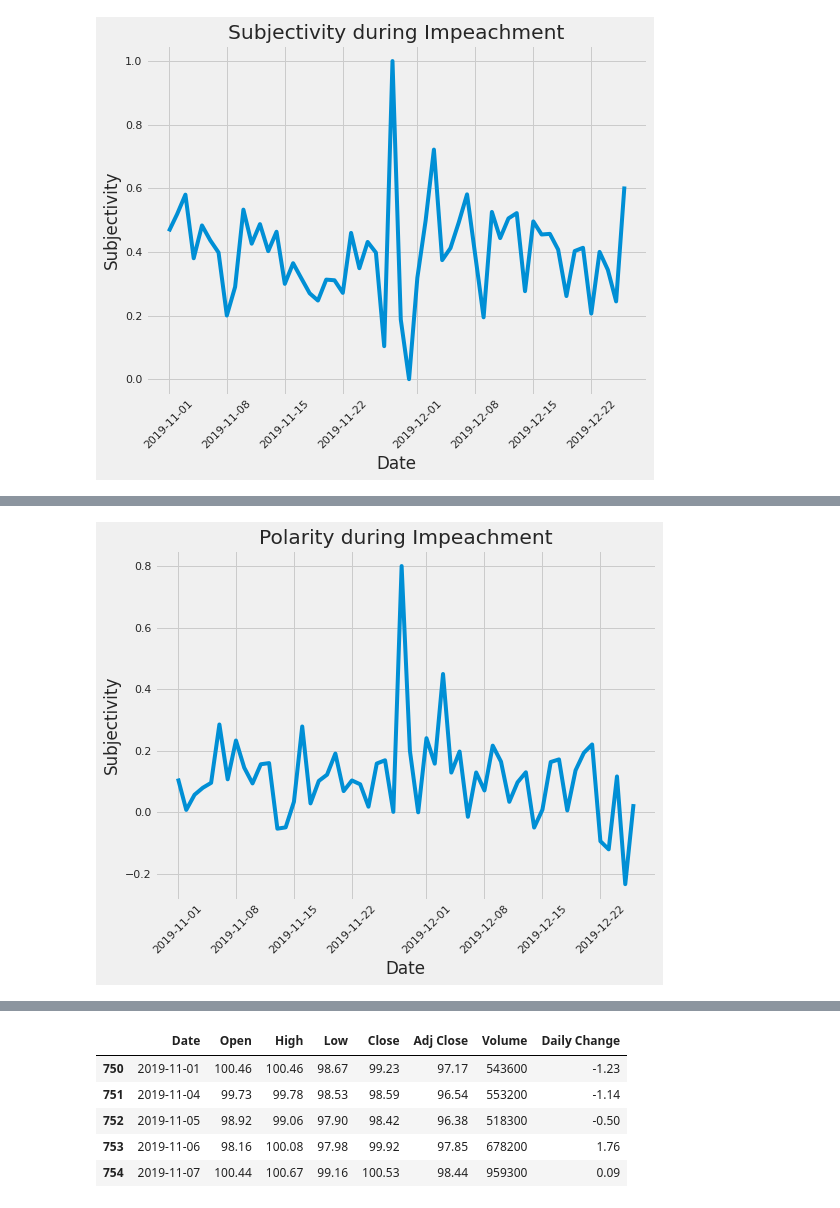
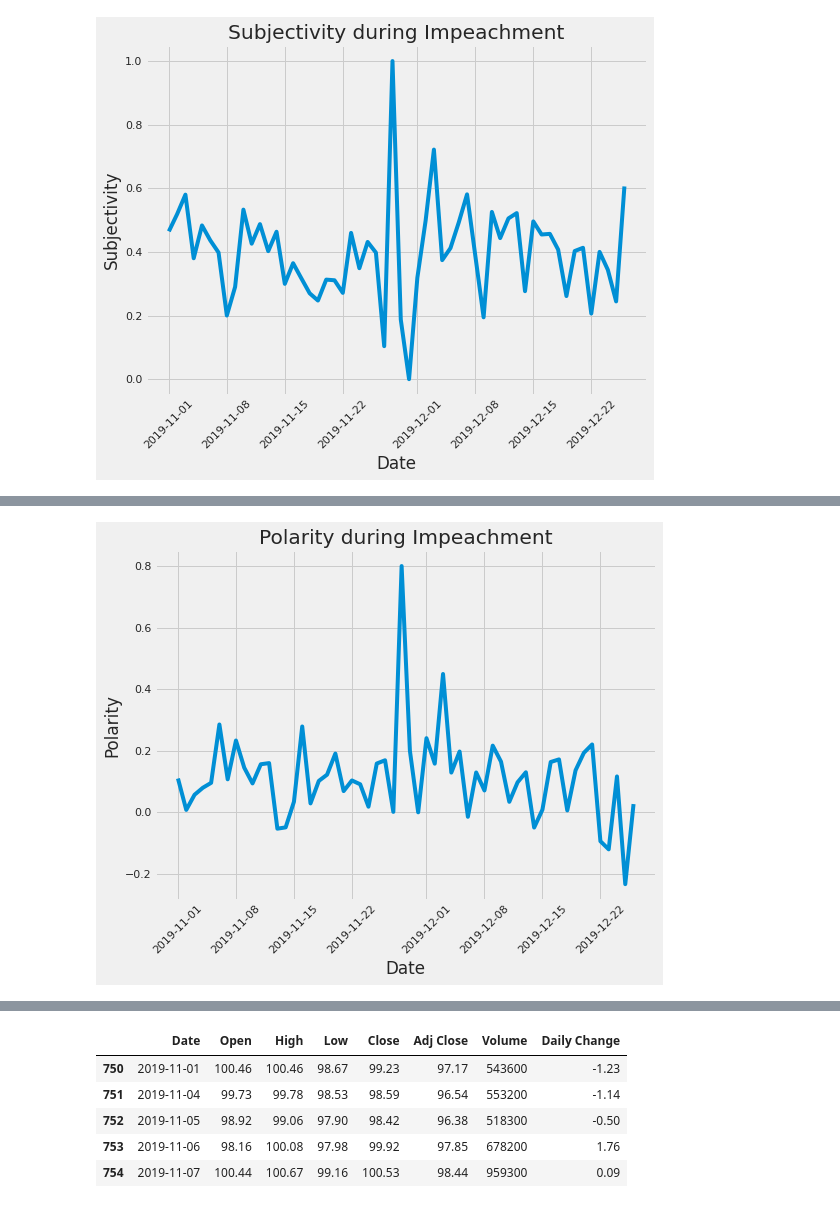
Before and after one commit to cybertraining-dsc/fa20-523-307, a Jupyter notebook: project/Analysis of Financial Markets based on President Trump's Tweets.ipynb, the cells around one changed output, grey strips where cells are left out. Saved outputs shown, nothing was run; the diff lists cells and outputs as text; code cells hidden in the pictures.

```diff
--- a/project/Analysis of Financial Markets based on President Trump's Tweets.ipynb
+++ b/project/Analysis of Financial Markets based on President Trump's Tweets.ipynb
@@ -688,8 +686,8 @@ impeachment_tweets
 | 40883 | 1210308913620553728 | Nasdaq Hits 9000 for First Time Ever | 17872 | 70948 | 22:18:26 | 2019-12-26 | 26 | 12 | 2019 | 12-2019 | ... |
 793 rows × 13 columns
 # %%
-mean_subjectivity = impeachment_tweets.groupby("Date")['Subjectivity'].mean()
-mean_subjectivity
+mean_subjectivity_impeach = impeachment_tweets.groupby("Date")['Subjectivity'].mean()
+mean_polarity_impeach = impeachment_tweets.groupby("Date")['Polarity'].mean()
 # %% [output]
 Date
 2019-11-01    0.464643
@@ -742,10 +719,10 @@ Name: Polarity, dtype: float64
 # %%
 plt.figure(figsize=(8,6))
-plt.plot(mean_polarity)
+plt.plot(mean_polarity_impeach)
 plt.title('Polarity during Impeachment')
 plt.xlabel('Date')
 plt.xticks(rotation = 45)
-plt.ylabel('Subjectivity')
+plt.ylabel('Polarity')
 plt.show()
 # %% [output]
-[figure, old version]
+[figure, new version]
```
Also changed, not shown: parts of 16 cells of this notebook.
